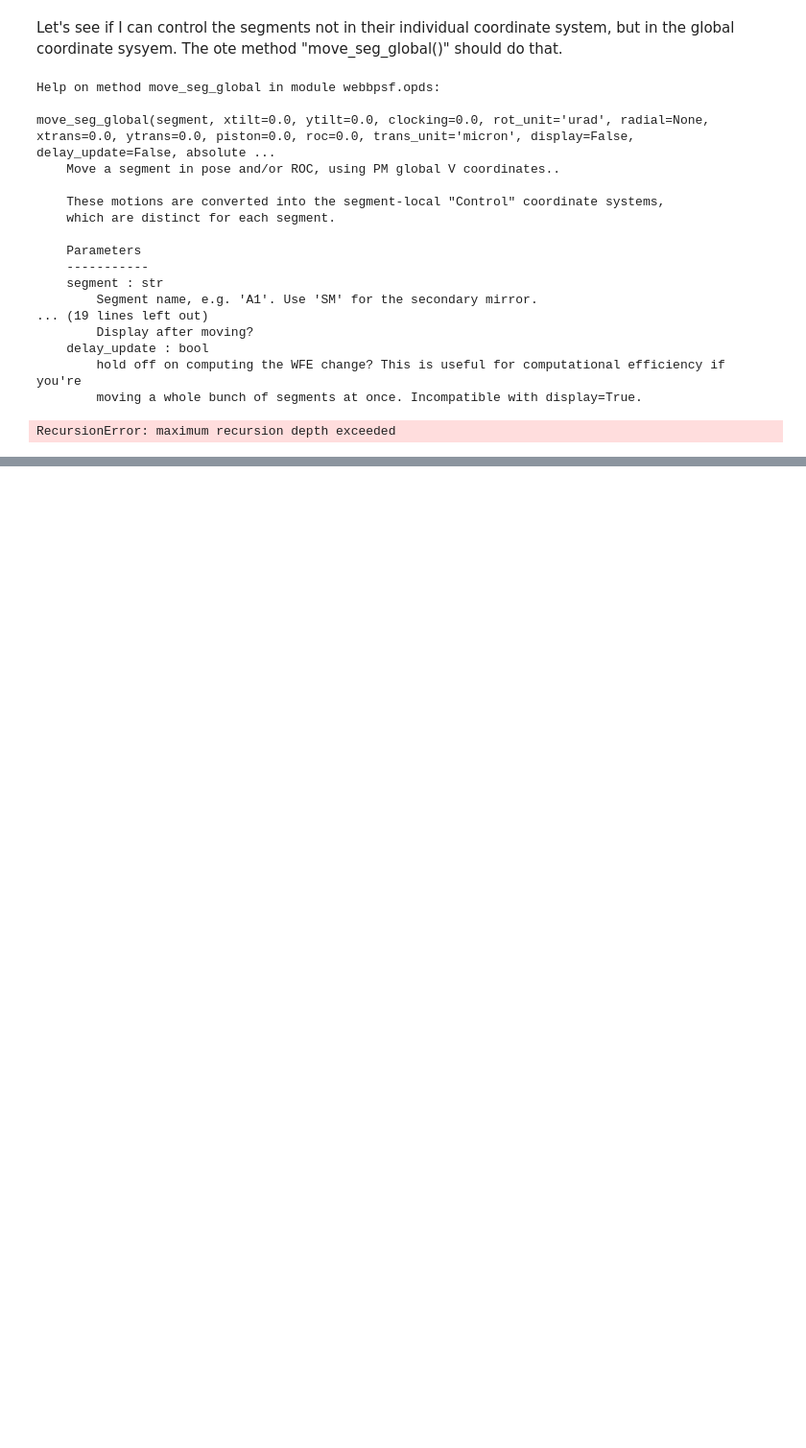
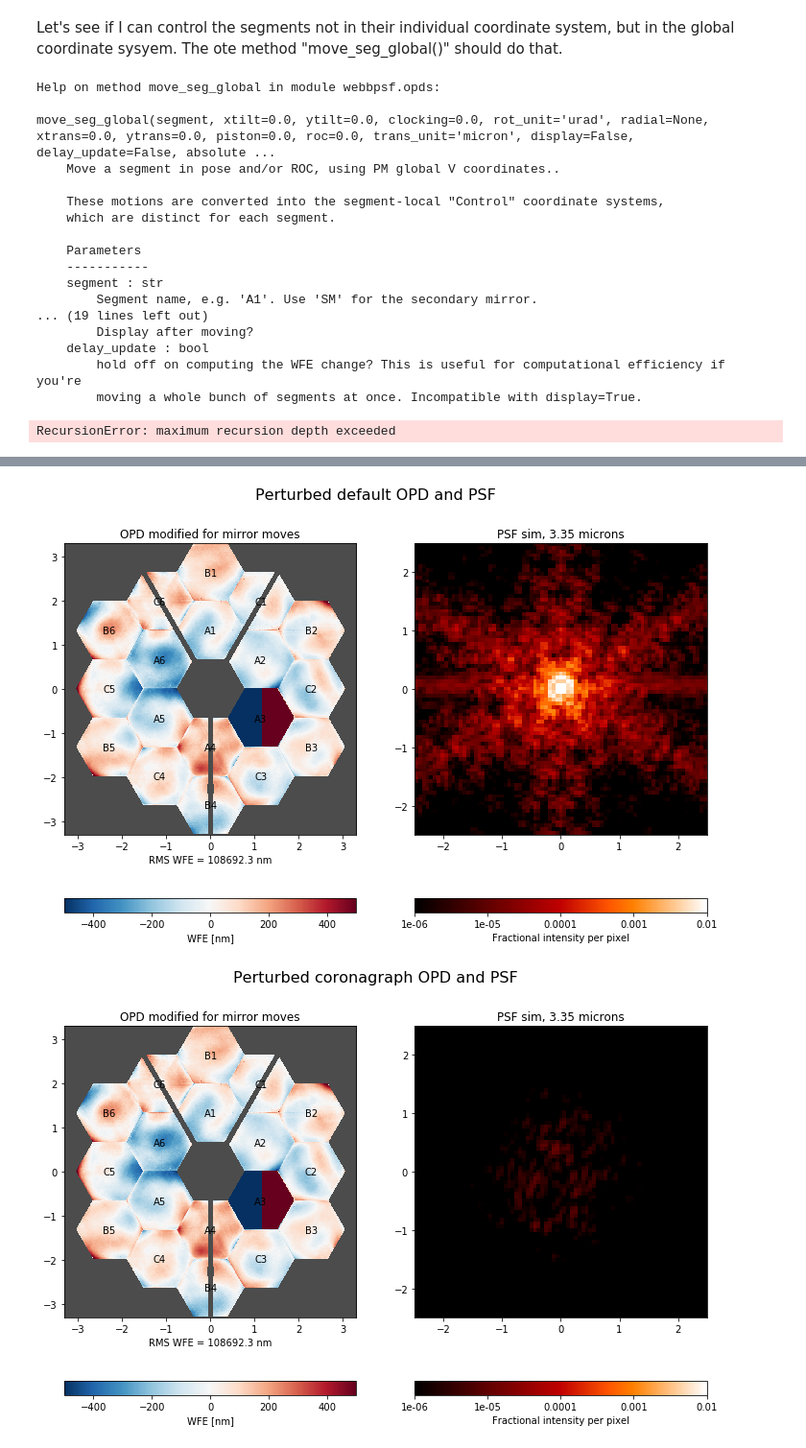
Before and after one commit to spacetelescope/PASTIS, a Jupyter notebook: python/DealingWithWebbPSF.ipynb, the cells around one changed output, grey strips where cells are left out. Shown at 96% size. Cells and saved outputs as stored; diff of their text form; code cells hidden in the pictures; blank space fills up the shorter version.

Commit message:
Finally through with generating the OPD with one aberrated segment.

```diff
--- a/python/DealingWithWebbPSF.ipynb
+++ b/python/DealingWithWebbPSF.ipynb
@@ -386,16 +430 @@ nb_seg = 18
 nm_aber = 1.   # [nm]
-# %%
-# Create a hexike basis for individual segment
-hexike_cube = zern.hexike_basis(nterms=zern_max, npix=size_seg, rho=None, theta=None, vertical=False, outside=0.0)
-
-for iseg in range(1, nb_seg+1):
-
-    # Create aberration vector
-    Aber = np.zeros([nb_seg+1])
-    Aber[iseg] = nm_aber         # aberration on the segment we're currenlty working on
-
-    # Isolate mask of one segment
-    seg_mask = np.where(ote._segment_masks == iseg)
-
-    # Add hexike to that segment
-    ote.opd[seg_mask] += Aber[iseg] * hexike_cube[zern_nb]
@@ -405,0 +431,17 @@ print(ote.opd[seg_mask].shape)
+# %%
+ote.reset()
+ote_coro.reset()
+
+# WSS Zernike numbering!
+wss_zern_nb = noll_to_wss(zern_nb)
+coeff = [0.] * zern_max
+coeff[wss_zern_nb] = nm_aber * 0.001   # Convert to microns
+
+ote._apply_hexikes_to_seg('A2', coeff)
+ote_coro._apply_hexikes_to_seg('A2', coeff)
+
+display_ote_and_psf(nc, ote, title="Perturbed default OPD and PSF")
+display_ote_and_psf(nc_coro, ote_coro, title="Perturbed coronagraph OPD and PSF")
+# %% [output]
+[figure, added]
+[figure, added]
```
Also changed, not shown: parts of 6 cells of this notebook, 5 other files.
